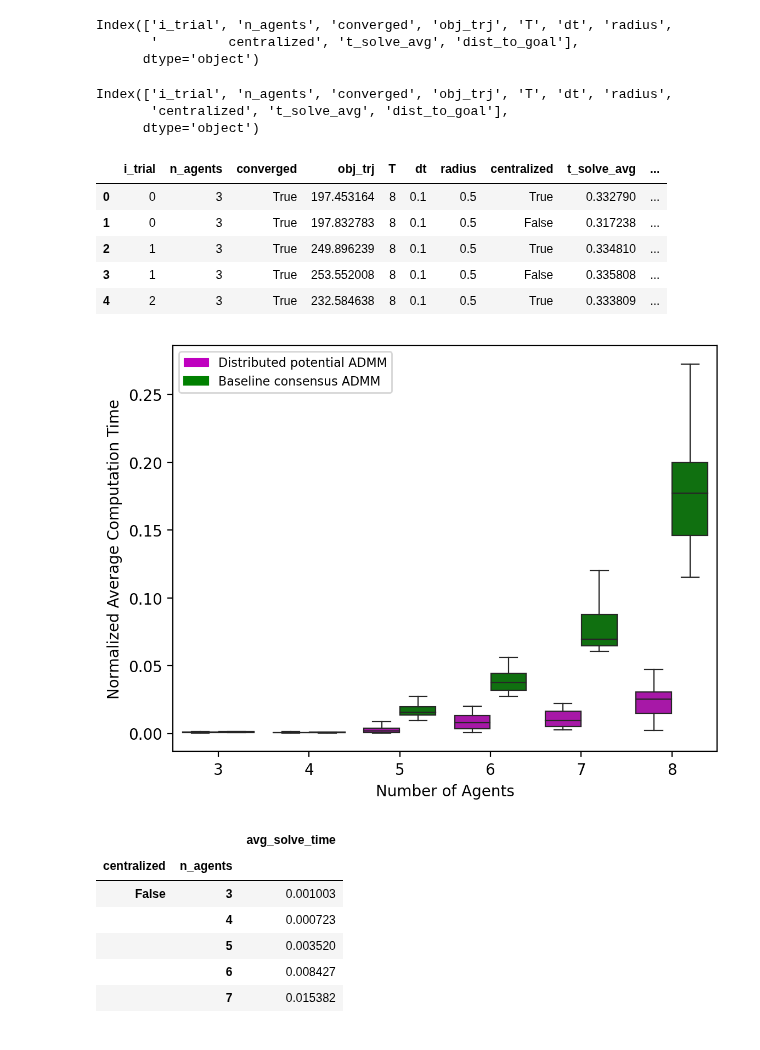
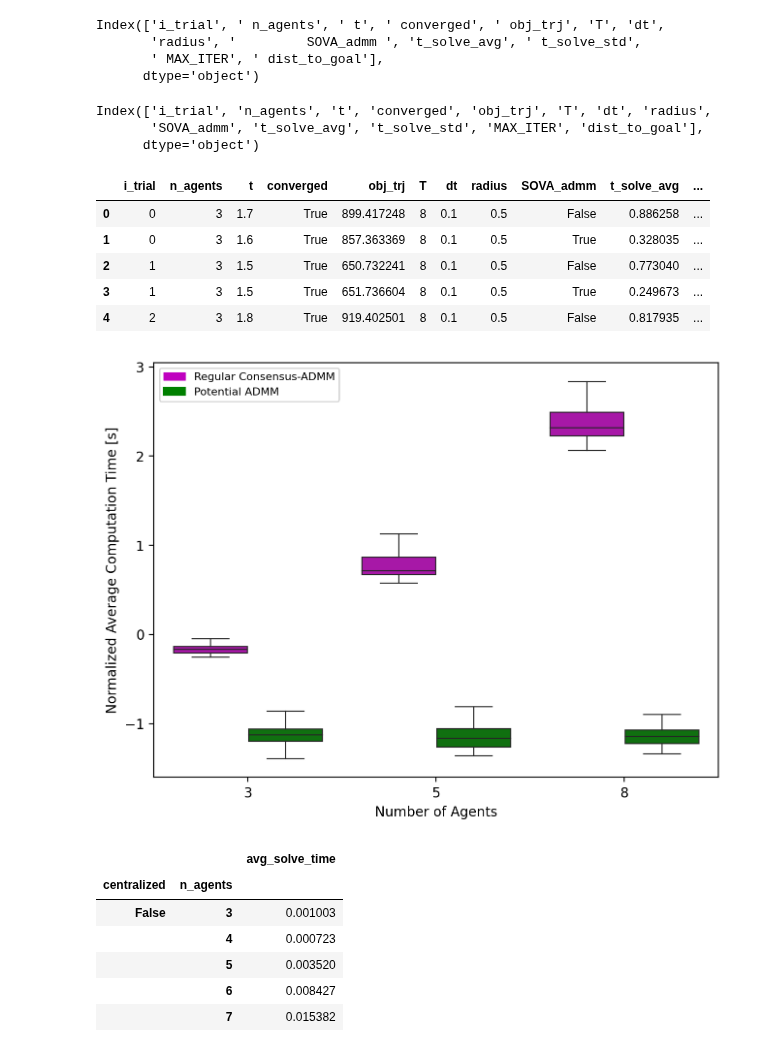
Before and after one commit to labicon/Potential-ADMM_code, a Jupyter notebook: distributed_ADMM/monte_carlo_analysis.ipynb, the cells around one changed output. Saved outputs shown, nothing was run; the diff lists cells and outputs as text; code cells hidden in the pictures.

Commit message:
implementing C-ADMM without central node

```diff
--- a/distributed_ADMM/monte_carlo_analysis.ipynb
+++ b/distributed_ADMM/monte_carlo_analysis.ipynb
@@ -9,44 +9,48 @@ from solvers import util
 drones_3_8_combined= pd.read_excel('ADMM_mpc_3_to_8_agents.xlsm', sheet_name='Sheet1')
 # %%
 drones_3_8_combined= drones_3_8_combined.replace(to_replace='None', value=np.nan).dropna()
+# %%
+drones_3_8_combined = drones_3_8_combined.dropna()
 # %%
 drones_3_8_combined.columns
 # %% [output]
-Index(['i_trial', 'n_agents', 'converged', 'obj_trj', 'T', 'dt', 'radius',
-       '         centralized', 't_solve_avg', 'dist_to_goal'],
+Index(['i_trial', ' n_agents', ' t', ' converged', ' obj_trj', 'T', 'dt',
+       'radius', '         SOVA_admm ', 't_solve_avg', ' t_solve_std',
+       ' MAX_ITER', ' dist_to_goal'],
       dtype='object')
 # %%
-drones_3_8_combined.columns = ['i_trial', 'n_agents', 'converged', 'obj_trj', 'T', 'dt', 'radius','centralized', 't_solve_avg', 'dist_to_goal']
+drones_3_8_combined.columns = ['i_trial', 'n_agents', 't', 'converged', 'obj_trj', 'T', 'dt', 'radius','SOVA_admm', 't_solve_avg', 't_solve_std','MAX_ITER','dist_to_goal']
 # %%
 drones_3_8_combined.columns
 # %% [output]
-Index(['i_trial', 'n_agents', 'converged', 'obj_trj', 'T', 'dt', 'radius',
-       'centralized', 't_solve_avg', 'dist_to_goal'],
+Index(['i_trial', 'n_agents', 't', 'converged', 'obj_trj', 'T', 'dt', 'radius',
+       'SOVA_admm', 't_solve_avg', 't_solve_std', 'MAX_ITER', 'dist_to_goal'],
       dtype='object')
 # %%
 drones_3_8_combined.head()
 # %% [output]
-|  | i_trial | n_agents | converged | obj_trj | T | dt | radius | centralized | t_solve_avg | ... |
-| 0 | 0 | 3 | True | 197.453164 | 8 | 0.1 | 0.5 | True | 0.332790 | ... |
-| 1 | 0 | 3 | True | 197.832783 | 8 | 0.1 | 0.5 | False | 0.317238 | ... |
-| 2 | 1 | 3 | True | 249.896239 | 8 | 0.1 | 0.5 | True | 0.334810 | ... |
-| 3 | 1 | 3 | True | 253.552008 | 8 | 0.1 | 0.5 | False | 0.335808 | ... |
-| 4 | 2 | 3 | True | 232.584638 | 8 | 0.1 | 0.5 | True | 0.333809 | ... |
+|  | i_trial | n_agents | t | converged | obj_trj | T | dt | radius | SOVA_admm | t_solve_avg | ... |
+| 0 | 0 | 3 | 1.7 | True | 899.417248 | 8 | 0.1 | 0.5 | False | 0.886258 | ... |
+| 1 | 0 | 3 | 1.6 | True | 857.363369 | 8 | 0.1 | 0.5 | True | 0.328035 | ... |
+| 2 | 1 | 3 | 1.5 | True | 650.732241 | 8 | 0.1 | 0.5 | False | 0.773040 | ... |
+| 3 | 1 | 3 | 1.5 | True | 651.736604 | 8 | 0.1 | 0.5 | True | 0.249673 | ... |
+| 4 | 2 | 3 | 1.8 | True | 919.402501 | 8 | 0.1 | 0.5 | False | 0.817935 | ... |
 # %%
-drones_3_8_combined['normalized_t_solve'] = drones_3_8_combined['t_solve_avg']/drones_3_8_combined['obj_trj']
+# drones_3_8_combined['normalized_t_solve'] = drones_3_8_combined['t_solve_avg']/drones_3_8_combined['obj_trj']
+drones_3_8_combined['normalized_t_solve'] = np.log(drones_3_8_combined['t_solve_avg'])
 # %%
 plt.figure(dpi=200)
-sns.boxplot(data=drones_3_8_combined, x="n_agents", y="normalized_t_solve", hue='centralized', palette=["m", "g"], showfliers=False,linewidth=0.8)
-legend =  plt.legend(['Distributed potential ADMM','Baseline consensus ADMM'],fontsize=8)
+sns.boxplot(data=drones_3_8_combined, x="n_agents", y="normalized_t_solve", hue='SOVA_admm', palette=["m", "g"], showfliers=False,linewidth=0.8)
+legend =  plt.legend(['Regular Consensus-ADMM','Potential ADMM'],fontsize=8)
 ax = plt.gca()
 leg = ax.get_legend()
 leg.legendHandles[0].set_color('m')
 leg.legendHandles[1].set_color('g')
-plt.ylabel('Normalized Average Computation Time');
+plt.ylabel('Normalized Average Computation Time [s]');
 plt.xlabel('Number of Agents');
-plt.savefig('ADMM_avg_computation_time.png')
+plt.savefig('results/ADMM_avg_computation_time.png')
 # %% [output]
-[figure, old version]
+[figure, new version]
 # %%
 df = drones_3_8_combined
 # %%
```
Also changed, not shown: 35 other files.
